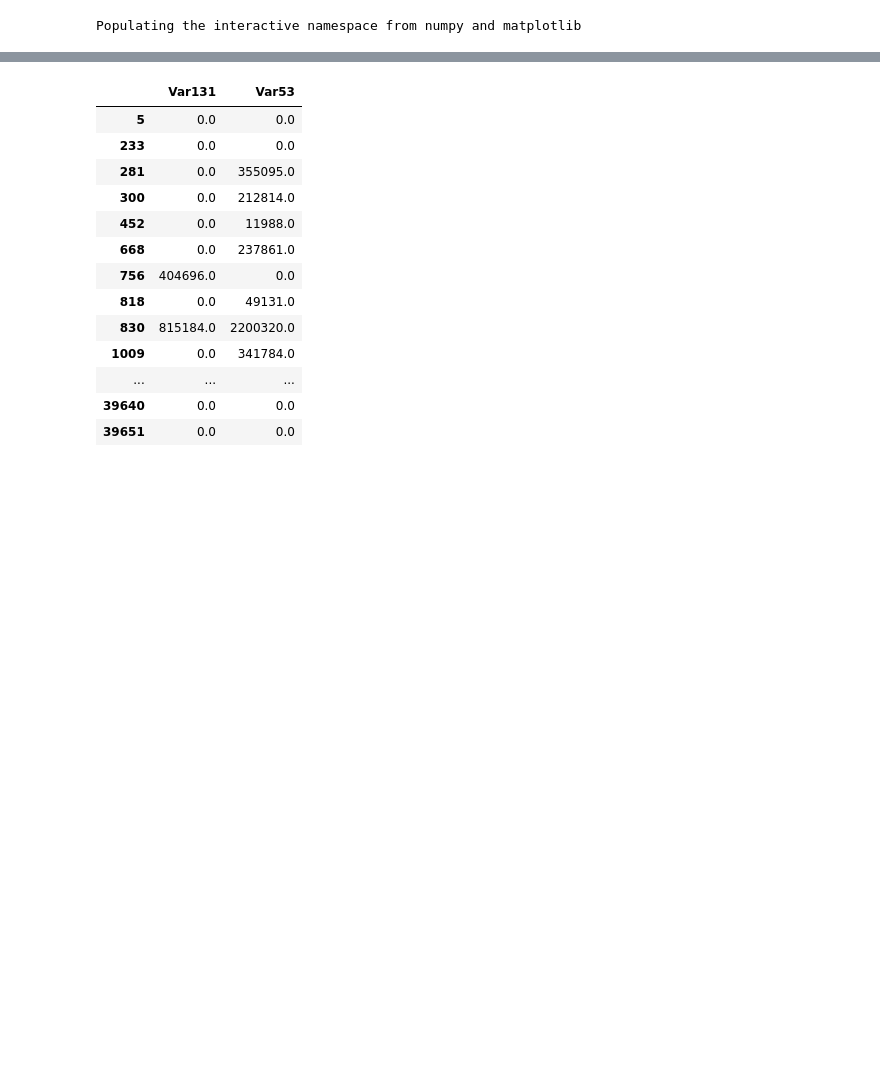
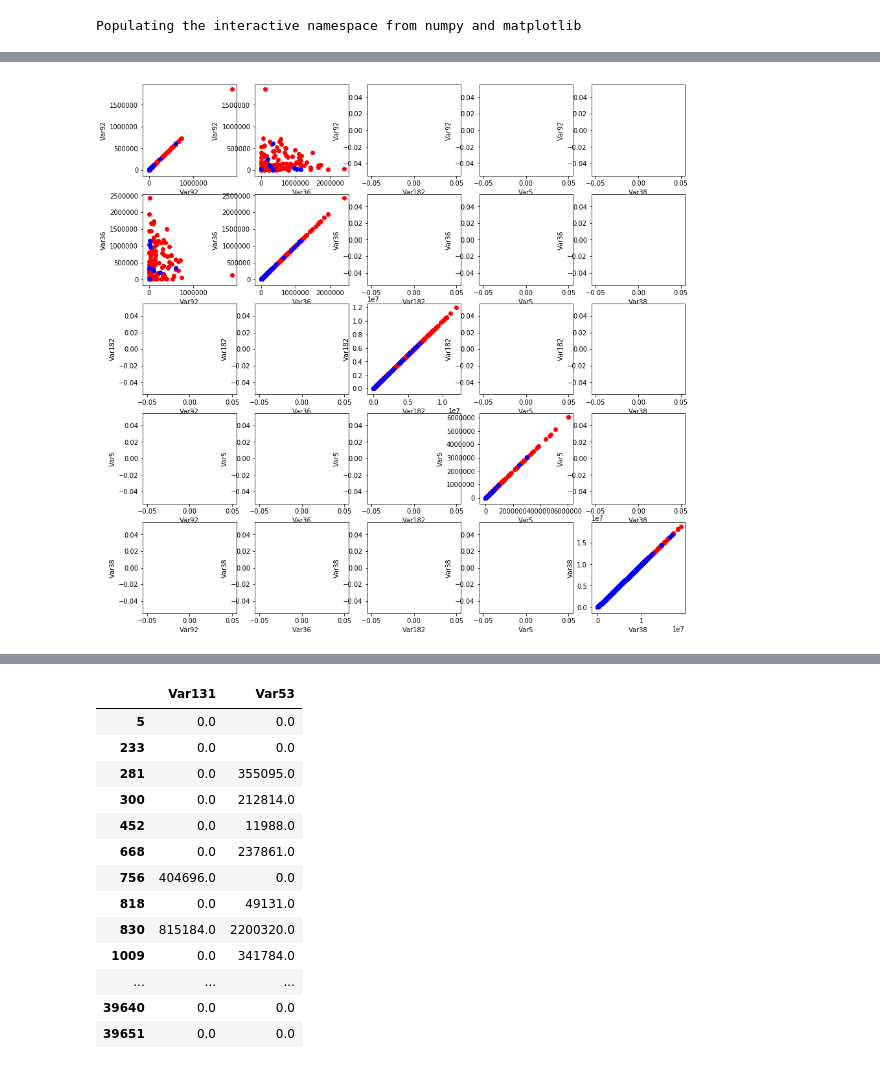
Before and after one commit to garbouz-victor/coursera-final-project, a Jupyter notebook: week1/week_1.ipynb, the cells around one changed output, grey strips where cells are left out. Cells and saved outputs as stored; diff of their text form; code cells hidden in the pictures; blank space fills up the shorter version.

```diff
--- a/week1/week_1.ipynb
+++ b/week1/week_1.ipynb
@@ -138,0 +184,4 @@ pylab.scatter(data['Var131'].loc[labels.index[labels[0] == 1].tolist()], \
+# %%
+charter_by_class(data, labels, sorted(corrs, key=corrs.__getitem__)[-20:][:5])
+# %% [output]
+[figure, added]
```
Also changed, not shown: parts of 11 cells of this notebook.
